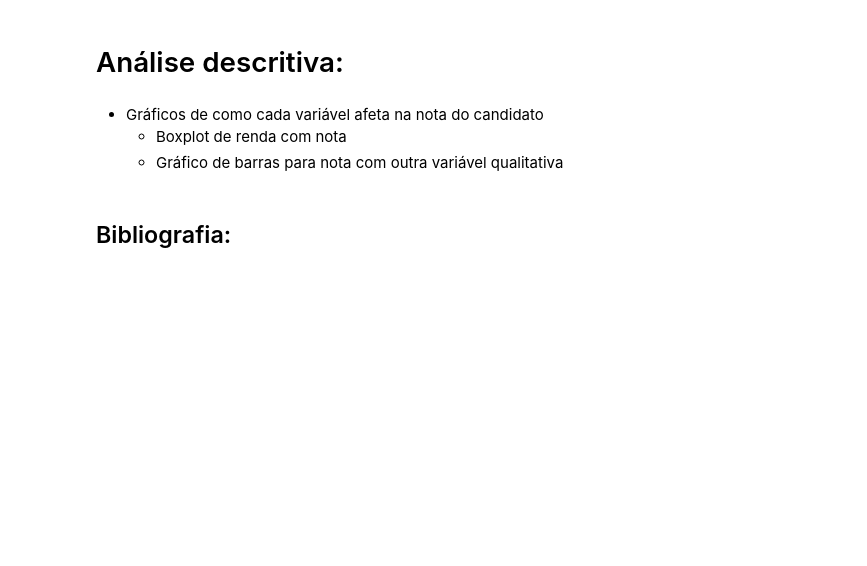
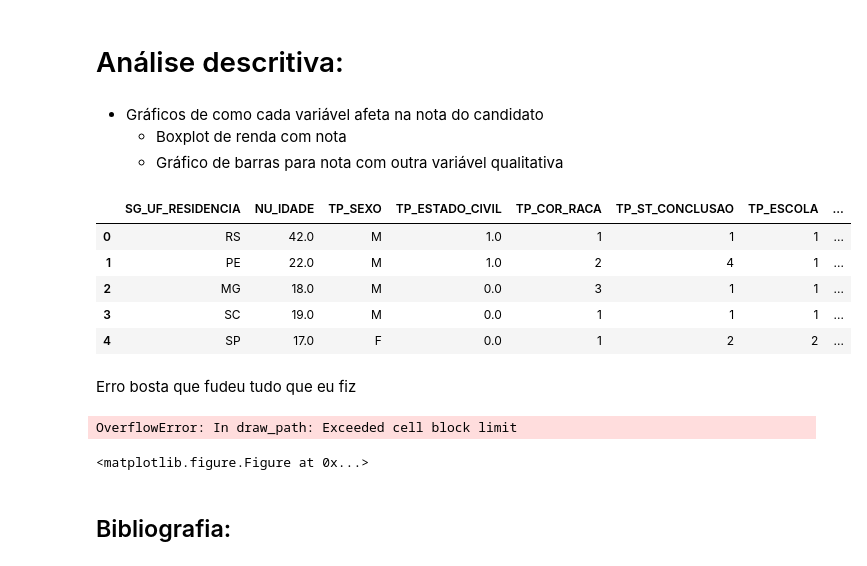
Before and after one commit to pedross3/CDDP_final, a Jupyter notebook: Projeto 03.ipynb, the cells around one changed output. Cells and saved outputs as stored; diff of their text form; code cells hidden in the pictures; blank space fills up the shorter version.

Commit message:
erro dos plts
chauu

```diff
--- a/Projeto 03.ipynb
+++ b/Projeto 03.ipynb
@@ -399,3 +398,7 @@ Nome das colunas:
 - Gráficos de como cada variável afeta na nota do candidato
     - Boxplot de renda com nota
     - Gráfico de barras para nota com outra variável qualitativa
+# %%
+data_2015 = pd.read_csv('filtered_unique_database_2015.csv', encoding='latin-1', header=0, sep=',')
+
+data_2016 = pd.read_csv('filtered_unique_database_2016.csv', encoding='latin-1', header=0, sep=',')
@@ -402,3 +407,20 @@ Nome das colunas:
+# %%
+data_2015.head()
+# %% [output]
+|  | SG_UF_RESIDENCIA | NU_IDADE | TP_SEXO | TP_ESTADO_CIVIL | TP_COR_RACA | TP_ST_CONCLUSAO | TP_ESCOLA | ... |
+| 0 | RS | 42.0 | M | 1.0 | 1 | 1 | 1 | ... |
+| 1 | PE | 22.0 | M | 1.0 | 2 | 4 | 1 | ... |
+| 2 | MG | 18.0 | M | 0.0 | 3 | 1 | 1 | ... |
+| 3 | SC | 19.0 | M | 0.0 | 1 | 1 | 1 | ... |
+| 4 | SP | 17.0 | F | 0.0 | 1 | 2 | 2 | ... |
+# %% [markdown]
+Erro bosta que fudeu tudo que eu fiz
+# %%
+plt.plot(data_2015n.NU_NOTA_CN, data_2015n.NU_NOTA_MT)
+plt.show()
+# %% [output]
+OverflowError: In draw_path: Exceeded cell block limit
+<matplotlib.figure.Figure at 0x...>
 # %% [markdown]
 ## Bibliografia:
 # %% [markdown]
```
Also changed, not shown: parts of 6 cells of this notebook.
